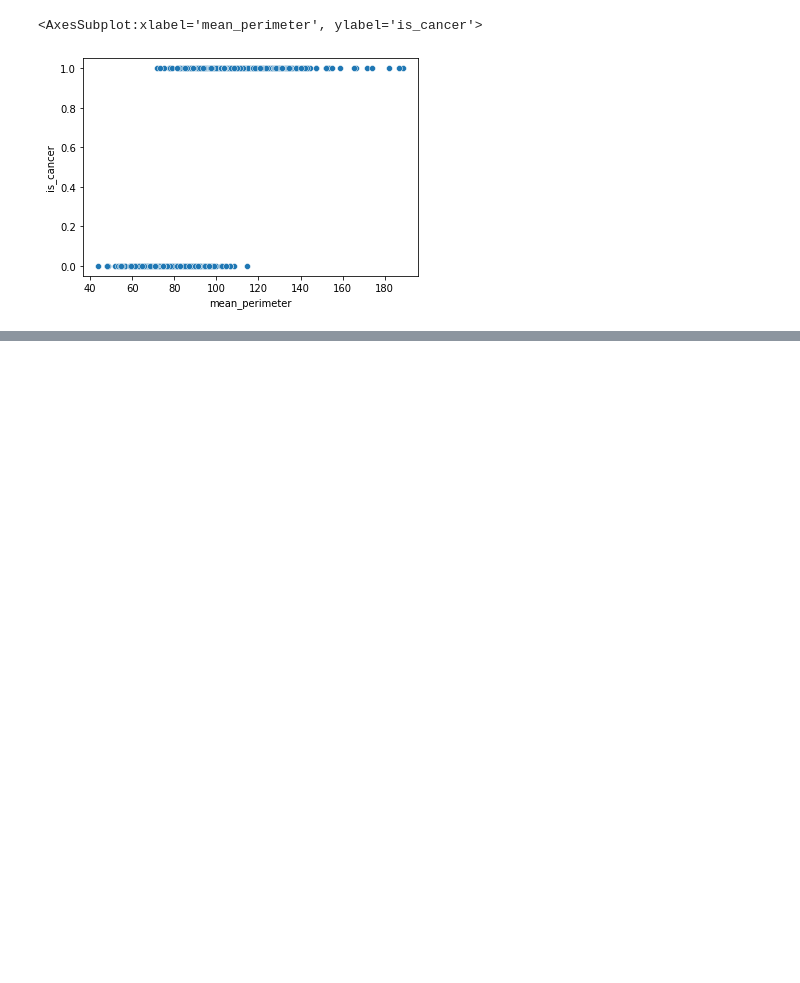
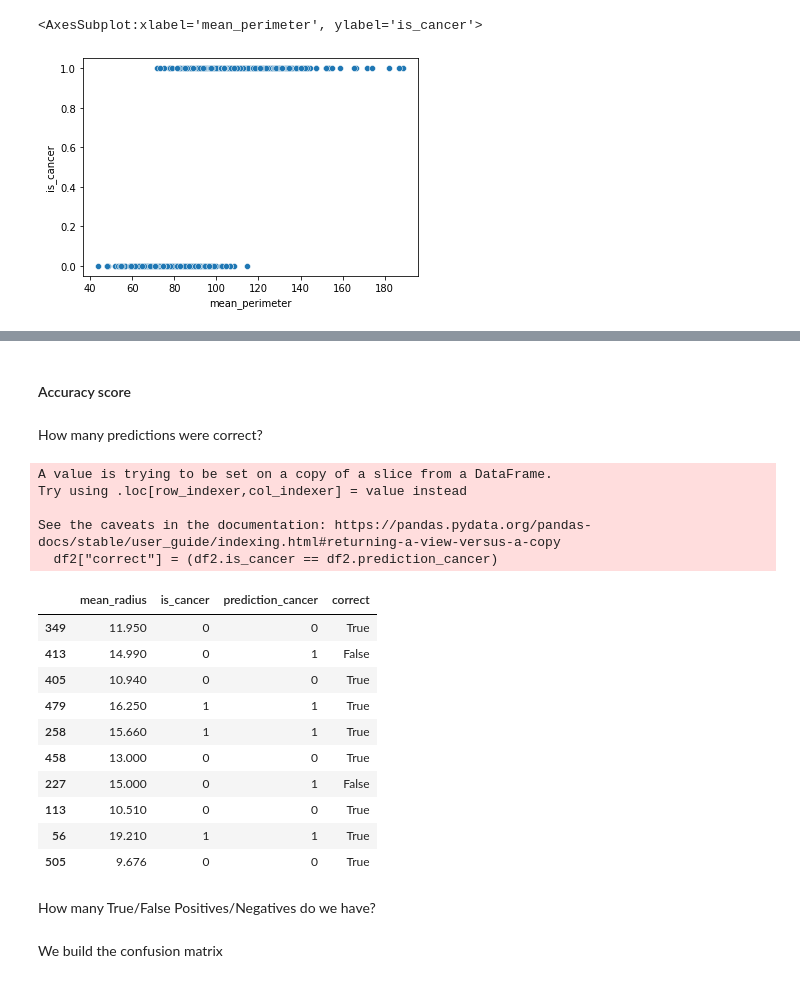
Before and after one commit to sheriffff/teaching-ironhack-data-madrid-2020, a Jupyter notebook: week_07/03-classification.ipynb, the cells around one changed output, grey strips where cells are left out. Saved outputs shown, nothing was run; the diff lists cells and outputs as text; code cells hidden in the pictures; blank space fills up the shorter version.

```diff
--- a/week_07/03-classification.ipynb
+++ b/week_07/03-classification.ipynb
@@ -139,5 +140,3 @@ df2.sample(10).sort_values("mean_radius")
 from sklearn.linear_model import LogisticRegression
 # %%
 log = LogisticRegression()
-# %%
-log.fit(X=)
@@ -213,0 +143,5 @@ weighted avg       0.96      0.96      0.96       143
+# %%
+log.fit(
+    X=df[["mean_radius"]],
+    y=df.is_cancer
+)
@@ -213,0 +150,2 @@ weighted avg       0.96      0.96      0.96       143
+# %%
+df2["prediction_cancer"] = log.predict(df2[["mean_radius"]])
@@ -213,0 +172,30 @@ weighted avg       0.96      0.96      0.96       143
+# %% [markdown]
+#### Accuracy score
+# %% [markdown]
+How many predictions were correct?
+# %%
+df2["correct"] = (df2.is_cancer == df2.prediction_cancer)
+# %% [output]
+A value is trying to be set on a copy of a slice from a DataFrame.
+Try using .loc[row_indexer,col_indexer] = value instead
+
+See the caveats in the documentation: https://pandas.pydata.org/pandas-docs/stable/user_guide/indexing.html#returning-a-view-versus-a-copy
+  df2["correct"] = (df2.is_cancer == df2.prediction_cancer)
+# %%
+df2.sample(10)
+# %% [output]
+|  | mean_radius | is_cancer | prediction_cancer | correct |
+| 349 | 11.950 | 0 | 0 | True |
+| 413 | 14.990 | 0 | 1 | False |
+| 405 | 10.940 | 0 | 0 | True |
+| 479 | 16.250 | 1 | 1 | True |
+| 258 | 15.660 | 1 | 1 | True |
+| 458 | 13.000 | 0 | 0 | True |
+| 227 | 15.000 | 0 | 1 | False |
+| 113 | 10.510 | 0 | 0 | True |
+| 56 | 19.210 | 1 | 1 | True |
+| 505 | 9.676 | 0 | 0 | True |
+# %% [markdown]
+How many True/False Positives/Negatives do we have?
+# %% [markdown]
+We build the confusion matrix
```
Also changed, not shown: parts of 117 cells of this notebook.
